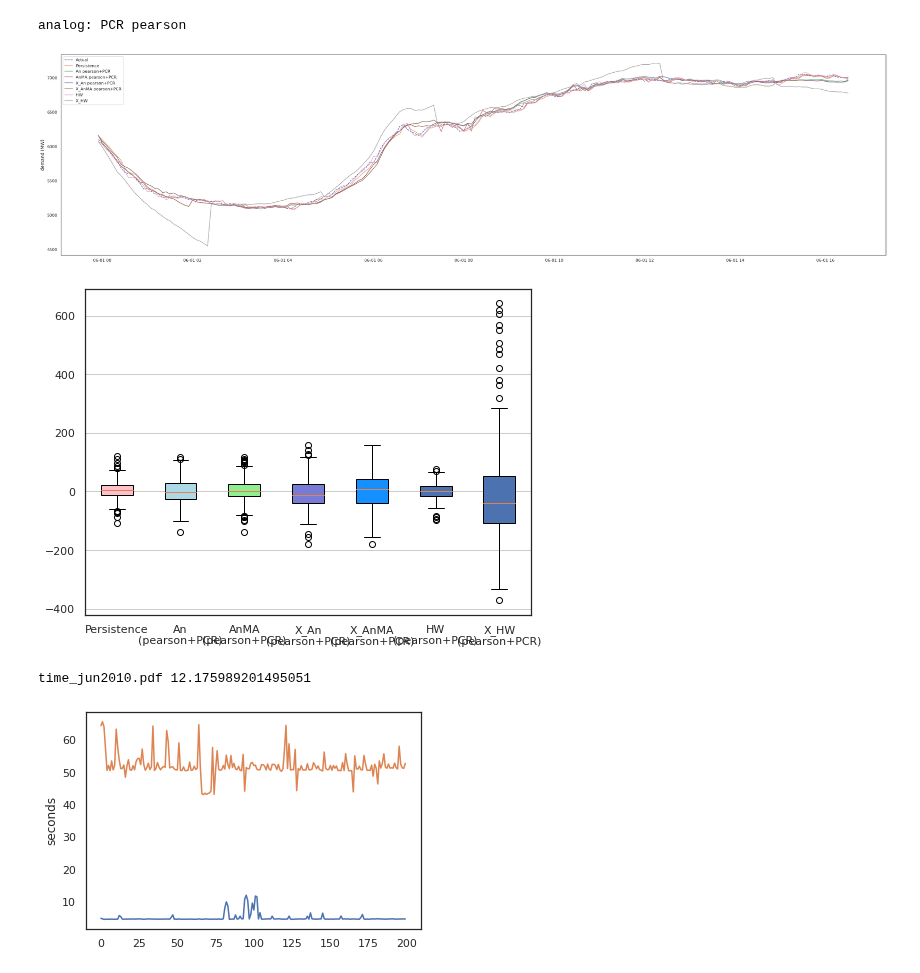
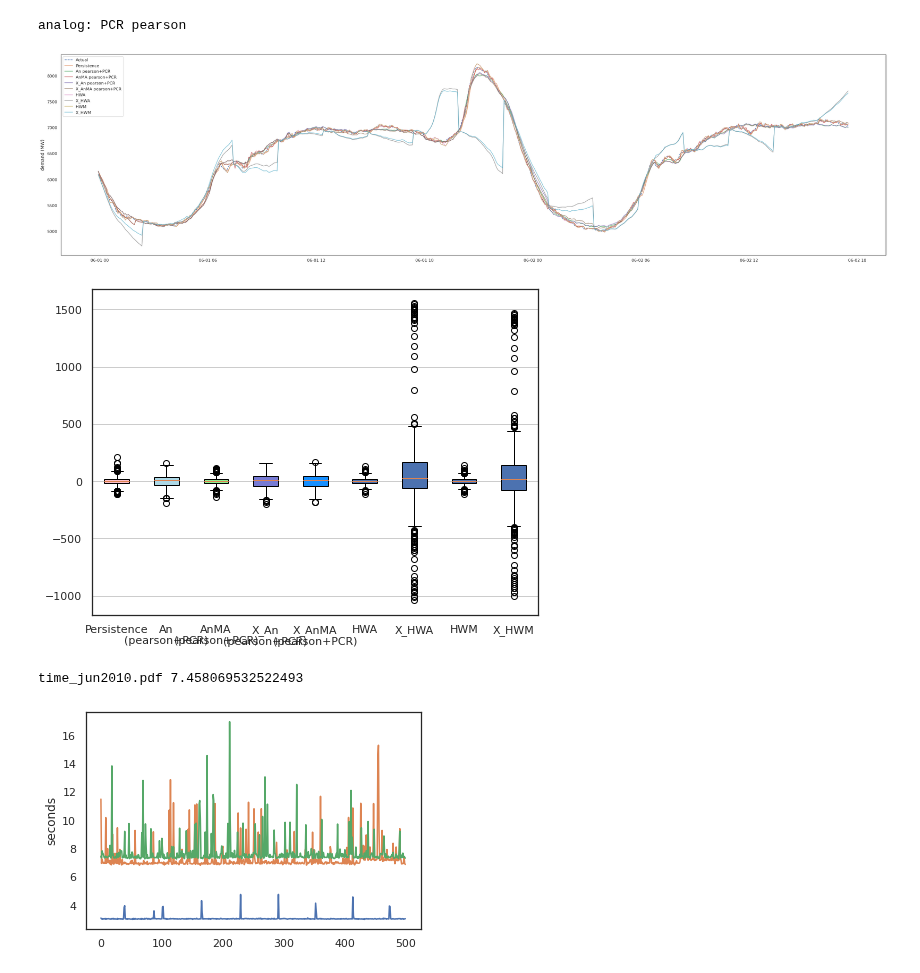
Before and after one commit to urieliram/analog, a Jupyter notebook: sandbox.ipynb, the cells around one changed output. Saved outputs shown, nothing was run; the diff lists cells and outputs as text; code cells hidden in the pictures.

```diff
--- a/sandbox.ipynb
+++ b/sandbox.ipynb
@@ -653,7 +653,7 @@ namefile  = 'forecast'
 monthyear = 'jun2010'
 # %%
 # >>> provisional para pruebas preliminares (---comentar---)
-positions_test = [(8929, 43487, 43687)] ## Predecir junio
+positions_test = [(8929, 43487, 43987)] ## Predecir junio
 # %% [markdown]
 # Multi-period forecast metafunction **II**:
 # %% [markdown]
@@ -955,8 +904,10 @@ df_results = pd.DataFrame({
   'AnMA '  +typedist+'+'+typereg: forecastAnMA_,
   'X_An '  +typedist+'+'+typereg: forecastX_An_,
   'X_AnMA '+typedist+'+'+typereg: forecastX_AnMA_,
-  'HW '                         : forecastHW_,
-  'X_HW '                       : forecastX_HW_,
+  'HWA '                         : forecastHWA_,
+  'X_HWA '                       : forecastX_HWA_,
+  'HWM '                         : forecastHWM_,
+  'X_HWM '                       : forecastX_HWM_,
 })
 df_results = df_results.set_index('datetime')
 
@@ -974,7 +925,7 @@ plt.ylabel('demand (MW)')
 plt.savefig('series_'+monthyear+'.pdf')
 plt.show()
 # %% [output]
-[figure, old version]
+[figure, new version]
 # %%
 a=0; b=2000
 mae_p  = mean_absolute_error(test_[a:b],forecastp_[a:b])
@@ -1007,8 +966,10 @@ bias_xhw = bias.bias(test_[a:b],forecastX_HW_[a:b])
 # %%
 d      = typedist
 m      = typereg
-data   = [diff(test_,forecastp_), diff(test_,forecastAn_), diff(test_,forecastAnMA_), diff(test_,forecastX_An_), diff(test_,forecastX_AnMA_), diff(test_,forecastHW_), diff(test_,forecastX_HW_)]
-labels = ['Persistence', 'An\n('+d+'+'+m+')', 'AnMA\n('+d+'+'+m+')', 'X_An\n('+d+'+'+m+')', 'X_AnMA\n('+d+'+'+m+')', 'HW\n('+d+'+'+m+')', 'X_HW\n('+d+'+'+m+')']
+data   = [diff(test_,forecastp_), diff(test_,forecastAn_), diff(test_,forecastAnMA_), diff(test_,forecastX_An_), diff(test_,forecastX_AnMA_),
+          diff(test_,forecastHWA_), diff(test_,forecastX_HWA_), diff(test_,forecastHWM_), diff(test_,forecastX_HWM_)]
+labels = ['Persistence', 'An\n('+d+'+'+m+')', 'AnMA\n('+d+'+'+m+')', 'X_An\n('+d+'+'+m+')', 'X_AnMA\n('+d+'+'+m+')',
+                         'HWA', 'X_HWA', 'HWM', 'X_HWM']
 fig, axes = plt.subplots(nrows=1, ncols=1, figsize=(8, 6))
 CYAN = '#76ced6' ; LILA = '#777bd4'; VERDE='#17cb49'; LETRASNARA ='#ff8000'; AZUL='#168fff'; OTROAZUL = "b-"; ROJO= "#FF0000"; # 'pink', 'lightblue', 'lightgreen',
 #plt.tick_params(colors = LETRASNARA, which='both')
@@ -1028,18 +989,19 @@ namefile = 'boxplot_'+monthyear+'.pdf'
 plt.savefig(namefile, transparent=True)
 plt.show()
 # %% [output]
-[figure, old version]
+[figure, new version]
 # %%
 plt.plot(time_,)
-plt.plot(timeHW_,)
+plt.plot(timeHWA_,)
+plt.plot(timeHWM_,)
 plt.ylabel('seconds')
 print('time_'+monthyear+'.pdf',((np.mean(time_)*8723)/60)/60 )
 
 namefile = 'time_'+monthyear+'.pdf'
 plt.savefig(namefile, transparent=True)
 # %% [output]
-time_jun2010.pdf 12.175989201495051
+time_jun2010.pdf 7.458069532522493
-[figure, old version]
+[figure, new version]
 # %%
 df_resultados = pd.DataFrame([
   {
```
Also changed, not shown: parts of 16 cells of this notebook.
